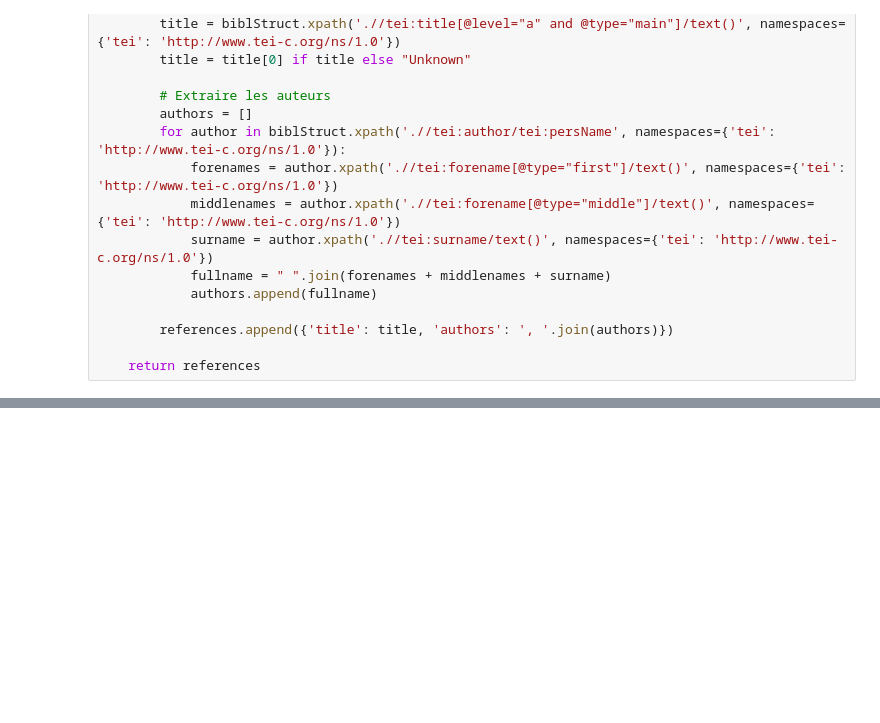
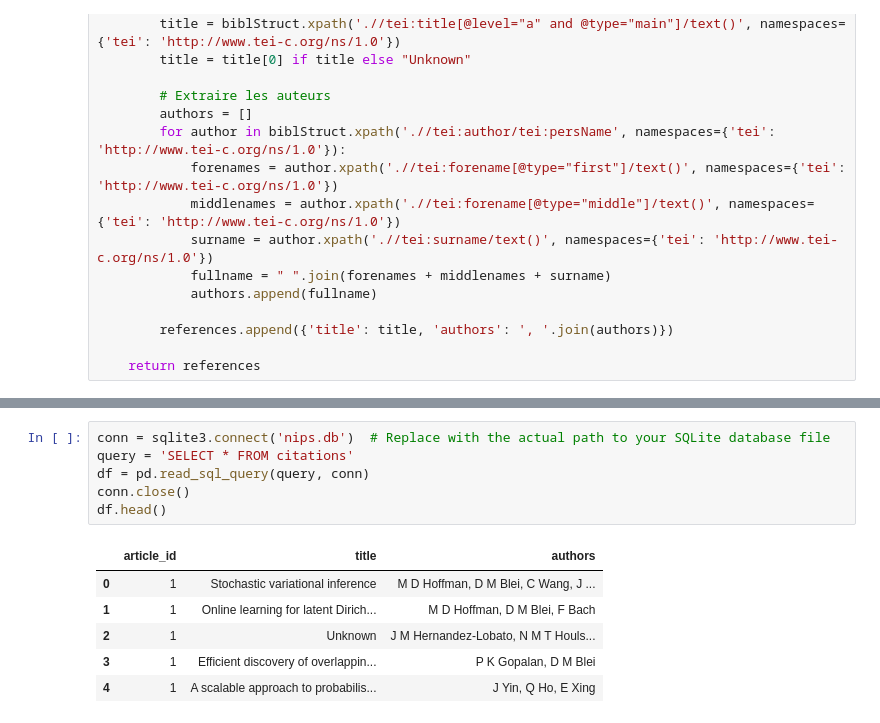
Before and after one commit to ameliemelo/crawling_project, a Jupyter notebook: testing.ipynb, the cells around one changed output, grey strips where cells are left out. Drawn from its saved outputs; the diff is of its cells as text; blank space fills up the shorter version.

```diff
--- a/testing.ipynb
+++ b/testing.ipynb
@@ -294,0 +417,13 @@ with open('dataset.json', 'r') as file:
+# %%
+conn = sqlite3.connect('nips.db')  # Replace with the actual path to your SQLite database file
+query = 'SELECT * FROM citations'
+df = pd.read_sql_query(query, conn)
+conn.close()
+df.head()
+# %% [output]
+|  | article_id | title | authors |
+| 0 | 1 | Stochastic variational inference | M D Hoffman, D M Blei, C Wang, J ... |
+| 1 | 1 | Online learning for latent Dirich... | M D Hoffman, D M Blei, F Bach |
+| 2 | 1 | Unknown | J M Hernandez-Lobato, N M T Houls... |
+| 3 | 1 | Efficient discovery of overlappin... | P K Gopalan, D M Blei |
+| 4 | 1 | A scalable approach to probabilis... | J Yin, Q Ho, E Xing |
```
Also changed, not shown: parts of 21 cells of this notebook, 8 other files.
